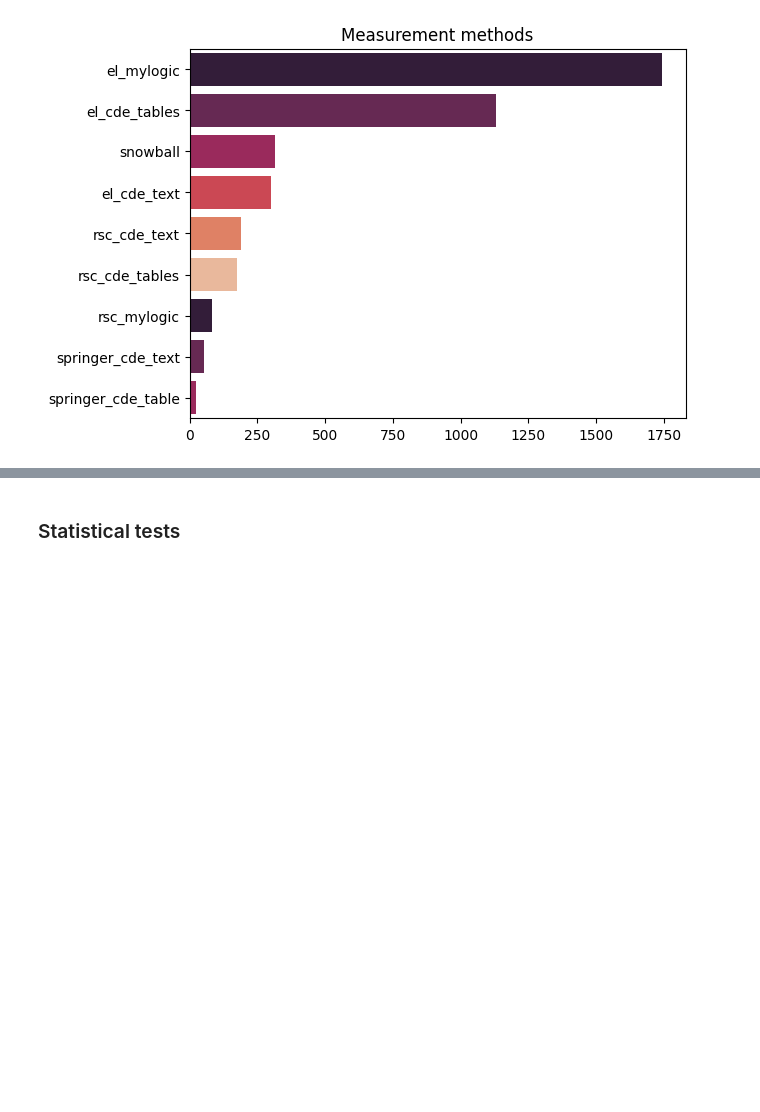
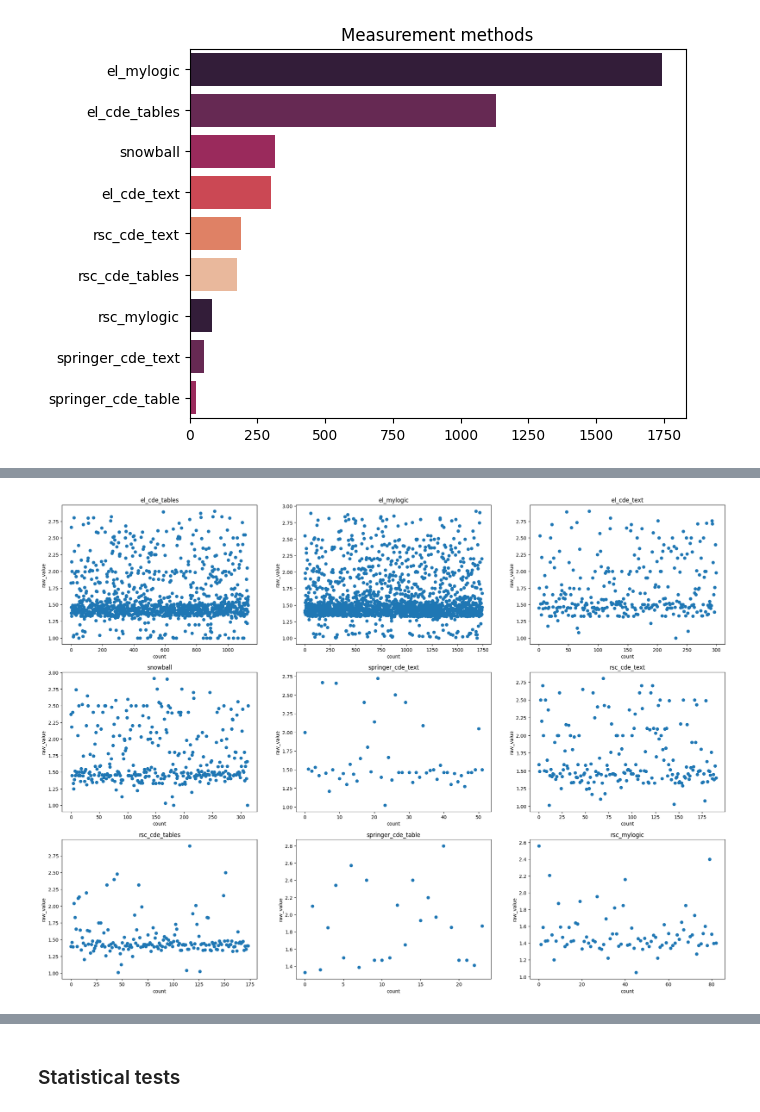
Before and after one commit to AsyaOrlova/ChemAlgorithmsCourse, a Jupyter notebook: hw_1.ipynb, the cells around one changed output, grey strips where cells are left out. Drawn from its saved outputs; the diff is of its cells as text; code cells hidden in the pictures; blank space fills up the shorter version.

```diff
--- a/hw_1.ipynb
+++ b/hw_1.ipynb
@@ -602,0 +605,11 @@ fig.show()
+# %%
+# data prepare for visualization
+el_cde_tables = df.loc[df["measurement_method"] == "el_cde_tables", "raw_value"]
+el_mylogic = df.loc[df["measurement_method"] == "el_mylogic", "raw_value"]
+el_cde_text = df.loc[df["measurement_method"] == "el_cde_text", "raw_value"]
+snowball = df.loc[df["measurement_method"] == "snowball", "raw_value"]
+springer_cde_table = df.loc[df["measurement_method"] == "springer_cde_table", "raw_value"]
+springer_cde_text = df.loc[df["measurement_method"] == "springer_cde_text", "raw_value"]
+rsc_cde_tables = df.loc[df["measurement_method"] == "rsc_cde_tables", "raw_value"]
+rsc_cde_text = df.loc[df["measurement_method"] == "rsc_cde_text", "raw_value"]
+rsc_mylogic = df.loc[df["measurement_method"] == "rsc_mylogic", "raw_value"]
@@ -602,0 +654,44 @@ fig.show()
+# %%
+# visualize the data using scatterplot
+fig, axes = plt.subplots(nrows=3, ncols=3, figsize=(25, 18))
+axes[0, 0].scatter(x=range(len(el_cde_tables)), y=el_cde_tables)
+axes[0, 0].set_title("el_cde_tables")
+axes[0, 0].set_xlabel("count")
+axes[0, 0].set_ylabel("raw_value")
+axes[0, 1].scatter(x=range(len(el_mylogic)), y=el_mylogic)
+axes[0, 1].set_title("el_mylogic")
+axes[0, 1].set_xlabel("count")
+axes[0, 1].set_ylabel("raw_value")
+axes[0, 2].scatter(x=range(len(el_cde_text)), y=el_cde_text)
+axes[0, 2].set_title("el_cde_text")
+axes[0, 2].set_xlabel("count")
+axes[0, 2].set_ylabel("raw_value")
+axes[1, 0].scatter(x=range(len(snowball)), y=snowball)
+axes[1, 0].set_title("snowball")
+axes[1, 0].set_xlabel("count")
+axes[1, 0].set_ylabel("raw_value")
+axes[1, 1].scatter(x=range(len(springer_cde_text)), y=springer_cde_text)
+axes[1, 1].set_title("springer_cde_text")
+axes[1, 1].set_xlabel("count")
+axes[1, 1].set_ylabel("raw_value")
+axes[1, 2].scatter(x=range(len(rsc_cde_text)), y=rsc_cde_text)
+axes[1, 2].set_title("rsc_cde_text")
+axes[1, 2].set_xlabel("count")
+axes[1, 2].set_ylabel("raw_value")
+axes[2, 0].scatter(x=range(len(rsc_cde_tables)), y=rsc_cde_tables)
+axes[2, 0].set_title("rsc_cde_tables")
+axes[2, 0].set_xlabel("count")
+axes[2, 0].set_ylabel("raw_value")
+axes[2, 1].scatter(x=range(len(springer_cde_table)), y=springer_cde_table)
+axes[2, 1].set_title("springer_cde_table")
+axes[2, 1].set_xlabel("count")
+axes[2, 1].set_ylabel("raw_value")
+axes[2, 2].scatter(x=range(len(rsc_mylogic)), y=rsc_mylogic)
+axes[2, 2].set_title("rsc_mylogic")
+axes[2, 2].set_xlabel("count")
+axes[2, 2].set_ylabel("raw_value")
+
+# Show plot
+plt.show()
+# %% [output]
+[figure, added]
```
Also changed, not shown: parts of 5 cells of this notebook.
